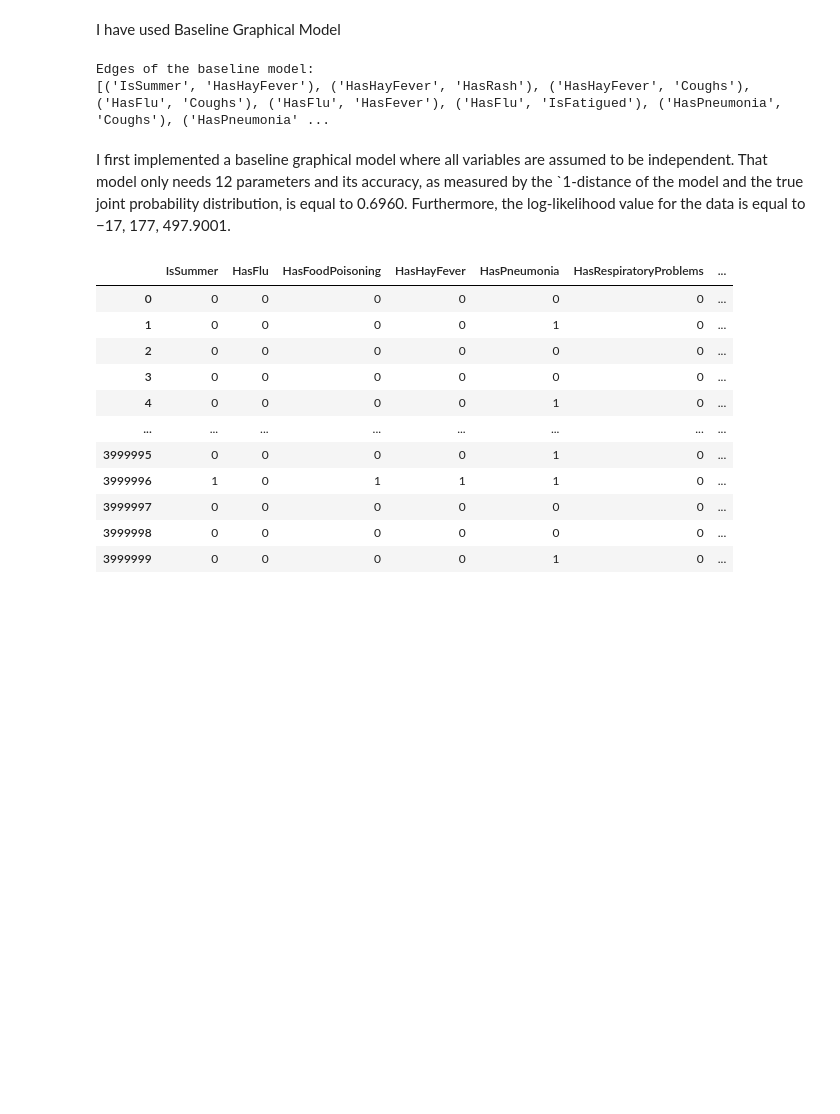
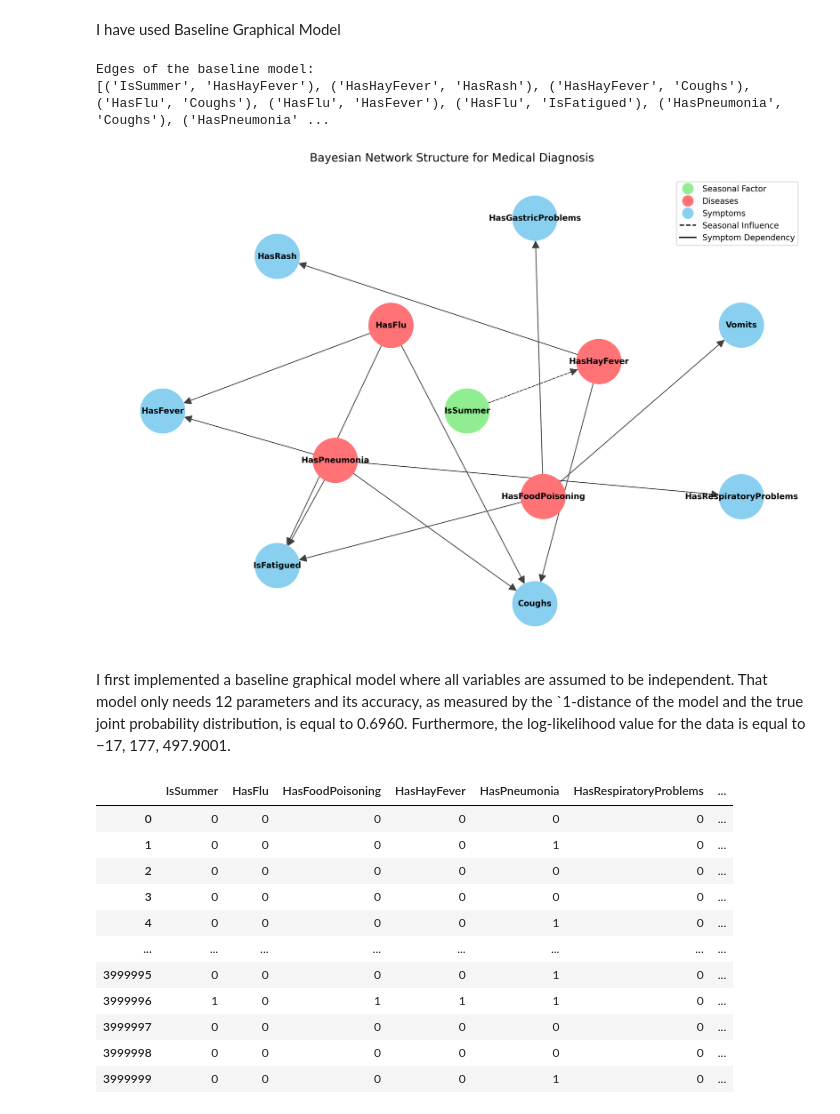
Before and after one commit to ab3lT/Directed-Graphical-Models, a Jupyter notebook: notebooks/directed_model.ipynb, the cells around one changed output. Cells and saved outputs as stored; diff of their text form; code cells hidden in the pictures; blank space fills up the shorter version.

```diff
--- a/notebooks/directed_model.ipynb
+++ b/notebooks/directed_model.ipynb
@@ -36,6 +37,70 @@ print(baseline_model.edges())
 # %% [output]
 Edges of the baseline model:
 [('IsSummer', 'HasHayFever'), ('HasHayFever', 'HasRash'), ('HasHayFever', 'Coughs'), ('HasFlu', 'Coughs'), ('HasFlu', 'HasFever'), ('HasFlu', 'IsFatigued'), ('HasPneumonia', 'Coughs'), ('HasPneumonia' ...
+# %%
+
+
+nx_graph = nx.DiGraph()
+nx_graph.add_edges_from(baseline_model.edges())
+
+# Set node properties
+node_colors = []
+node_categories = {
+    'seasonal': ['IsSummer'],
+    'diseases': ['HasFlu', 'HasPneumonia', 'HasFoodPoisoning', 'HasHayFever'],
+    'symptoms': ['HasFever', 'IsFatigued', 'Coughs', 'HasRespiratoryProblems',
+                 'Vomits', 'HasGastricProblems', 'HasRash']
+}
+
+for node in nx_graph.nodes():
+    if node in node_categories['seasonal']:
+        node_colors.append('#90EE90')  # Light green
+    elif node in node_categories['diseases']:
+        node_colors.append('#FF7276')  # Light red
+    else:
+        node_colors.append('#89CFF0')  # Light blue
+
+# Set edge styles
+edge_styles = []
+for u, v in nx_graph.edges():
+    if u == 'IsSummer':
+        edge_styles.append('--')  # Dashed for seasonal influences
+    else:
+        edge_styles.append('-')  # Solid for symptom dependencies
+
+# Draw the graph
+plt.figure(figsize=(12, 8), dpi=300)
+pos = nx.shell_layout(nx_graph, [
+    node_categories['seasonal'],
+    node_categories['diseases'],
+    node_categories['symptoms']
+])
+
+nx.draw(nx_graph, pos, with_labels=True, node_size=3000, node_color=node_colors,
+        font_size=10, font_weight='bold', arrowsize=20,
+        edge_color='#404040', style=edge_styles)
+
+# Create legend
+legend_elements = [
+    plt.Line2D([0], [0], marker='o', color='w', label='Seasonal Factor',
+               markerfacecolor='#90EE90', markersize=15),
+    plt.Line2D([0], [0], marker='o', color='w', label='Diseases',
+               markerfacecolor='#FF7276', markersize=15),
+    plt.Line2D([0], [0], marker='o', color='w', label='Symptoms',
+               markerfacecolor='#89CFF0', markersize=15),
+    plt.Line2D([0], [0], color='black', linestyle='--', label='Seasonal Influence'),
+    plt.Line2D([0], [0], color='black', linestyle='-', label='Symptom Dependency')
+]
+
+plt.legend(handles=legend_elements, loc='upper right', fontsize=10)
+plt.title("Bayesian Network Structure for Medical Diagnosis", fontsize=14, pad=20)
+plt.tight_layout()
+
+# Save high-resolution image
+plt.savefig('bayesian_network.png', bbox_inches='tight', dpi=300)
+plt.show()
+# %% [output]
+[figure, added]
 # %% [markdown]
 
 
```
Also changed, not shown: parts of 1 cell of this notebook.
